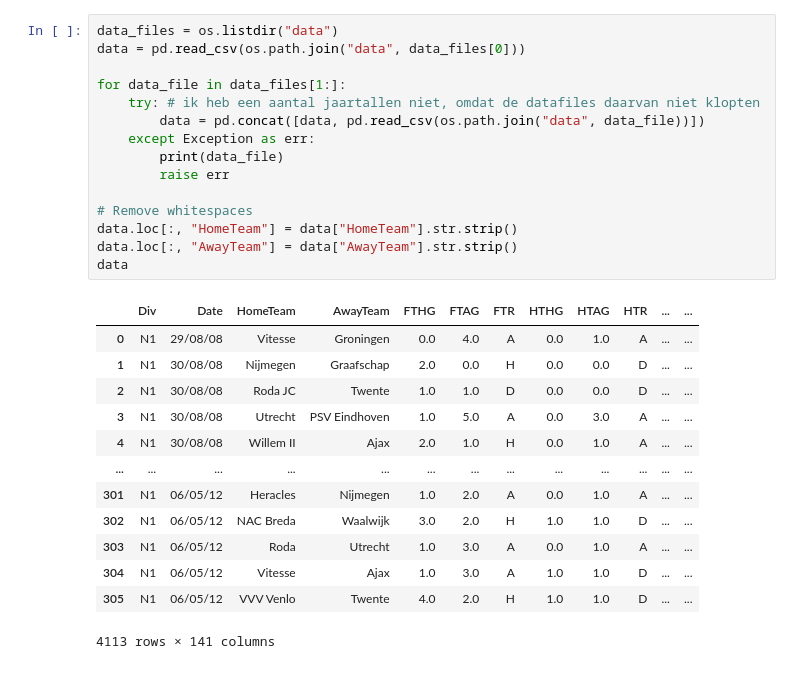
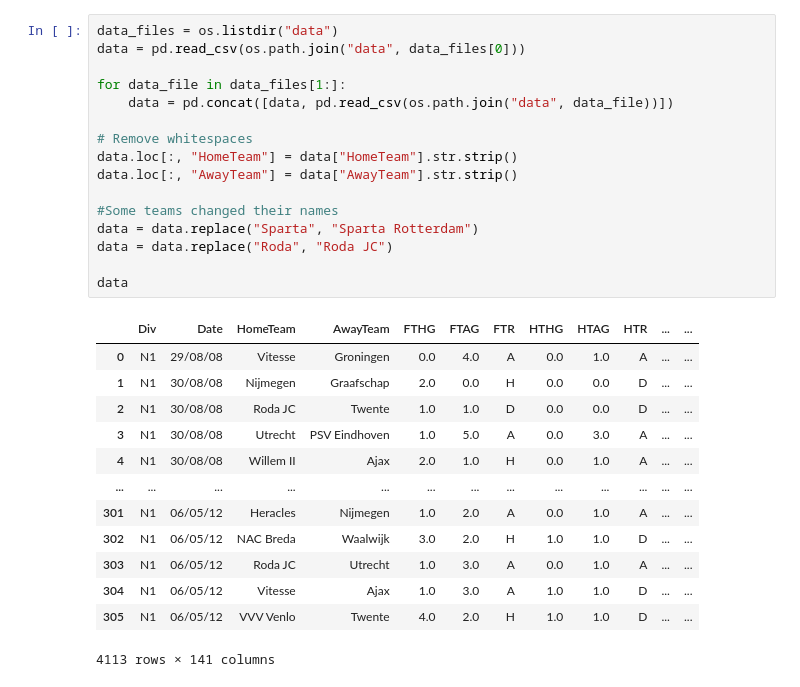
Before and after one commit to michadenheijer/OR2-2, a Jupyter notebook: main.ipynb, the cells around one changed output. Saved outputs shown, nothing was run; the diff lists cells and outputs as text.

```diff
--- a/main.ipynb
+++ b/main.ipynb
@@ -8,29 +12,30 @@ import os
 # %%
 data_files = os.listdir("data")
 data = pd.read_csv(os.path.join("data", data_files[0]))
 
 for data_file in data_files[1:]:
-    try: # ik heb een aantal jaartallen niet, omdat de datafiles daarvan niet klopten
-        data = pd.concat([data, pd.read_csv(os.path.join("data", data_file))])
-    except Exception as err:
-        print(data_file)
-        raise err
+    data = pd.concat([data, pd.read_csv(os.path.join("data", data_file))])
 
 # Remove whitespaces
 data.loc[:, "HomeTeam"] = data["HomeTeam"].str.strip()
 data.loc[:, "AwayTeam"] = data["AwayTeam"].str.strip()
+
+#Some teams changed their names
+data = data.replace("Sparta", "Sparta Rotterdam")
+data = data.replace("Roda", "Roda JC")
+
 data
 # %% [output]
 |  | Div | Date | HomeTeam | AwayTeam | FTHG | FTAG | FTR | HTHG | HTAG | HTR | ... | ... |
 | 0 | N1 | 29/08/08 | Vitesse | Groningen | 0.0 | 4.0 | A | 0.0 | 1.0 | A | ... | ... |
 | 1 | N1 | 30/08/08 | Nijmegen | Graafschap | 2.0 | 0.0 | H | 0.0 | 0.0 | D | ... | ... |
 | 2 | N1 | 30/08/08 | Roda JC | Twente | 1.0 | 1.0 | D | 0.0 | 0.0 | D | ... | ... |
 | 3 | N1 | 30/08/08 | Utrecht | PSV Eindhoven | 1.0 | 5.0 | A | 0.0 | 3.0 | A | ... | ... |
 | 4 | N1 | 30/08/08 | Willem II | Ajax | 2.0 | 1.0 | H | 0.0 | 1.0 | A | ... | ... |
 | ... | ... | ... | ... | ... | ... | ... | ... | ... | ... | ... | ... | ... |
 | 301 | N1 | 06/05/12 | Heracles | Nijmegen | 1.0 | 2.0 | A | 0.0 | 1.0 | A | ... | ... |
 | 302 | N1 | 06/05/12 | NAC Breda | Waalwijk | 3.0 | 2.0 | H | 1.0 | 1.0 | D | ... | ... |
-| 303 | N1 | 06/05/12 | Roda | Utrecht | 1.0 | 3.0 | A | 0.0 | 1.0 | A | ... | ... |
+| 303 | N1 | 06/05/12 | Roda JC | Utrecht | 1.0 | 3.0 | A | 0.0 | 1.0 | A | ... | ... |
 | 304 | N1 | 06/05/12 | Vitesse | Ajax | 1.0 | 3.0 | A | 1.0 | 1.0 | D | ... | ... |
 | 305 | N1 | 06/05/12 | VVV Venlo | Twente | 4.0 | 2.0 | H | 1.0 | 1.0 | D | ... | ... |
 4113 rows × 141 columns
```
Also changed, not shown: parts of 17 cells of this notebook.
